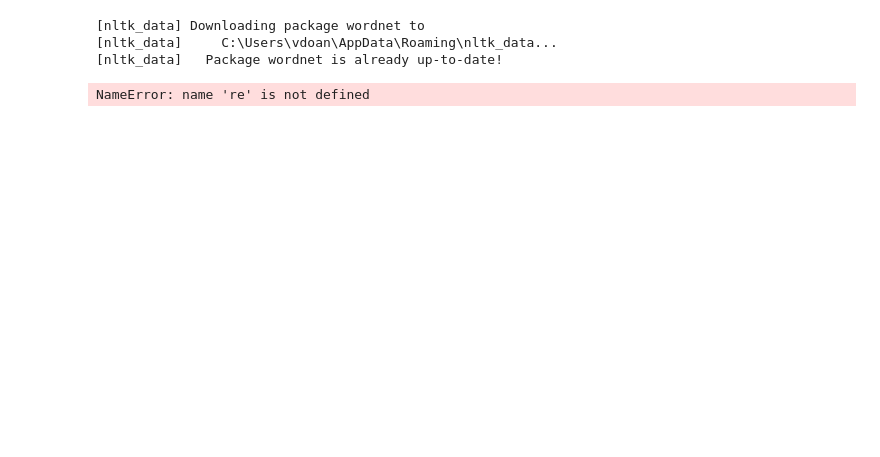
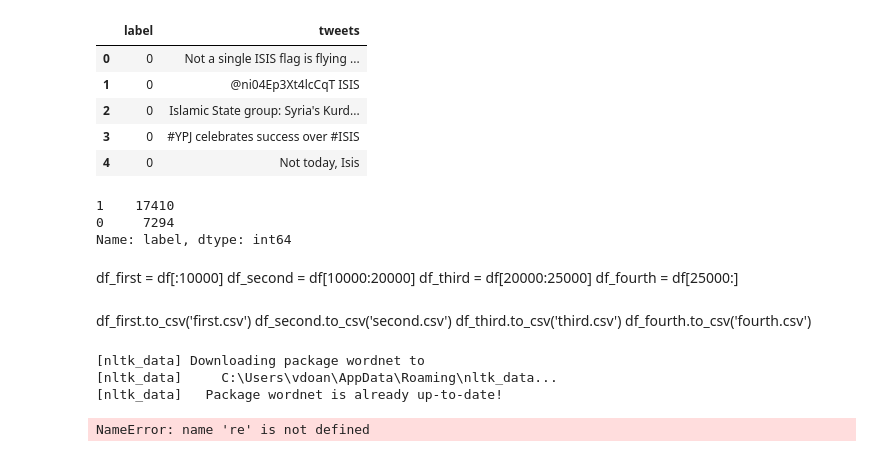
Before and after one commit to tannn/machine-learning, a Jupyter notebook: project/Feature_Extraction .ipynb, the cells around one changed output. Saved outputs shown, nothing was run; the diff lists cells and outputs as text; code cells hidden in the pictures; blank space fills up the shorter version.

```diff
--- a/project/Feature_Extraction .ipynb
+++ b/project/Feature_Extraction .ipynb
@@ -47,3 +60,31 @@ df_fourth.to_csv('fourth.csv')
+# %%
+from sklearn.utils import shuffle
+df = shuffle(df)
+# %%
+df.head()
+# %% [output]
+|  | label | tweets |
+| 0 | 0 | Not a single ISIS flag is flying ... |
+| 1 | 0 | @ni04Ep3Xt4lcCqT ISIS |
+| 2 | 0 | Islamic State group: Syria's Kurd... |
+| 3 | 0 | #YPJ celebrates success over #ISIS |
+| 4 | 0 | Not today, Isis |
+# %%
+df['label'].value_counts()
+# %% [output]
+1    17410
+0     7294
+Name: label, dtype: int64
+# %% [markdown]
+df_first = df[:10000]
+df_second = df[10000:20000]
+df_third = df[20000:25000]
+df_fourth = df[25000:]
+# %% [markdown]
+df_first.to_csv('first.csv')
+df_second.to_csv('second.csv')
+df_third.to_csv('third.csv')
+df_fourth.to_csv('fourth.csv')
 # %%
 import numpy as np
 import pandas as pd
```
Also changed, not shown: parts of 42 cells of this notebook, 2 other files.
